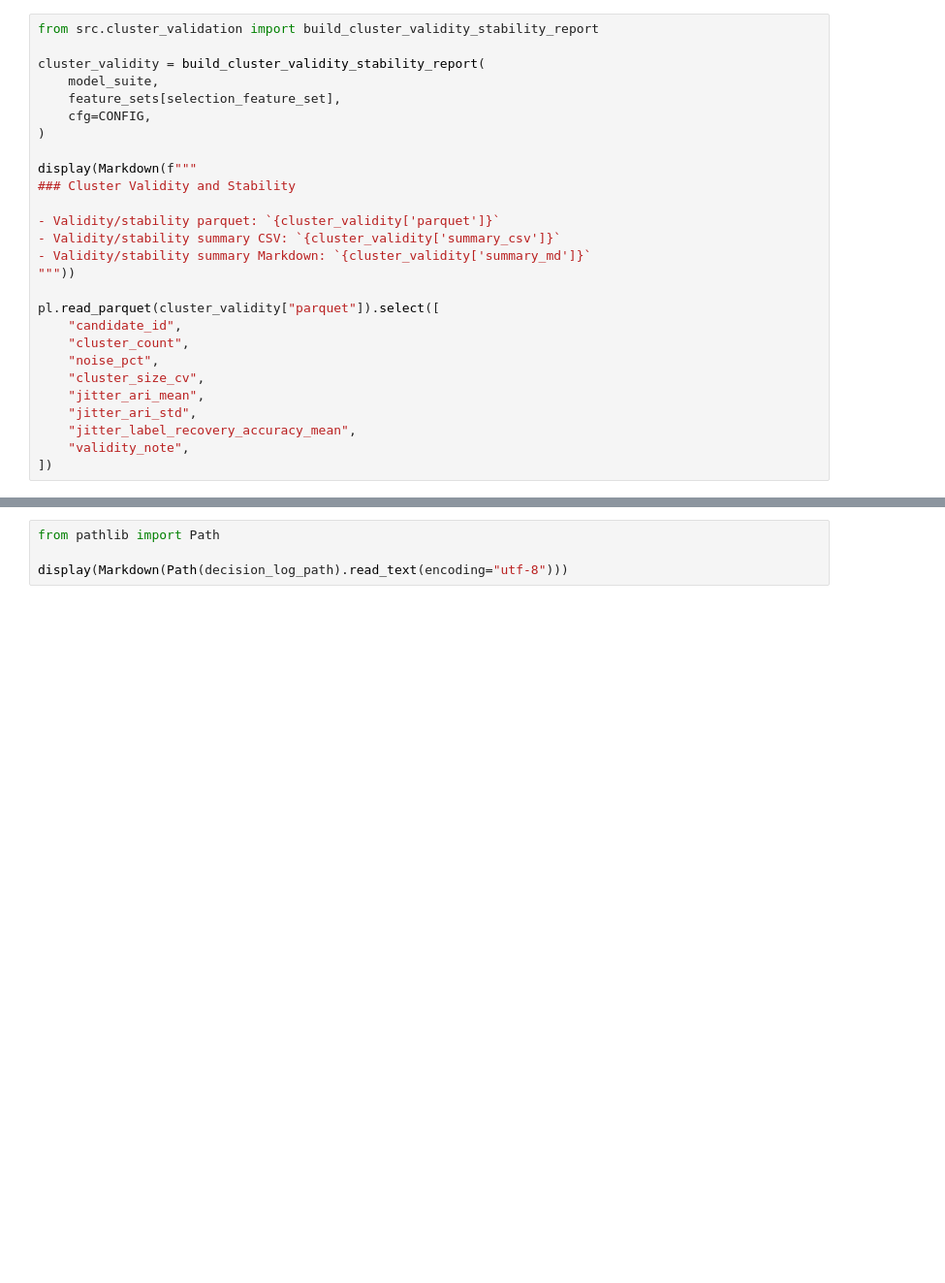
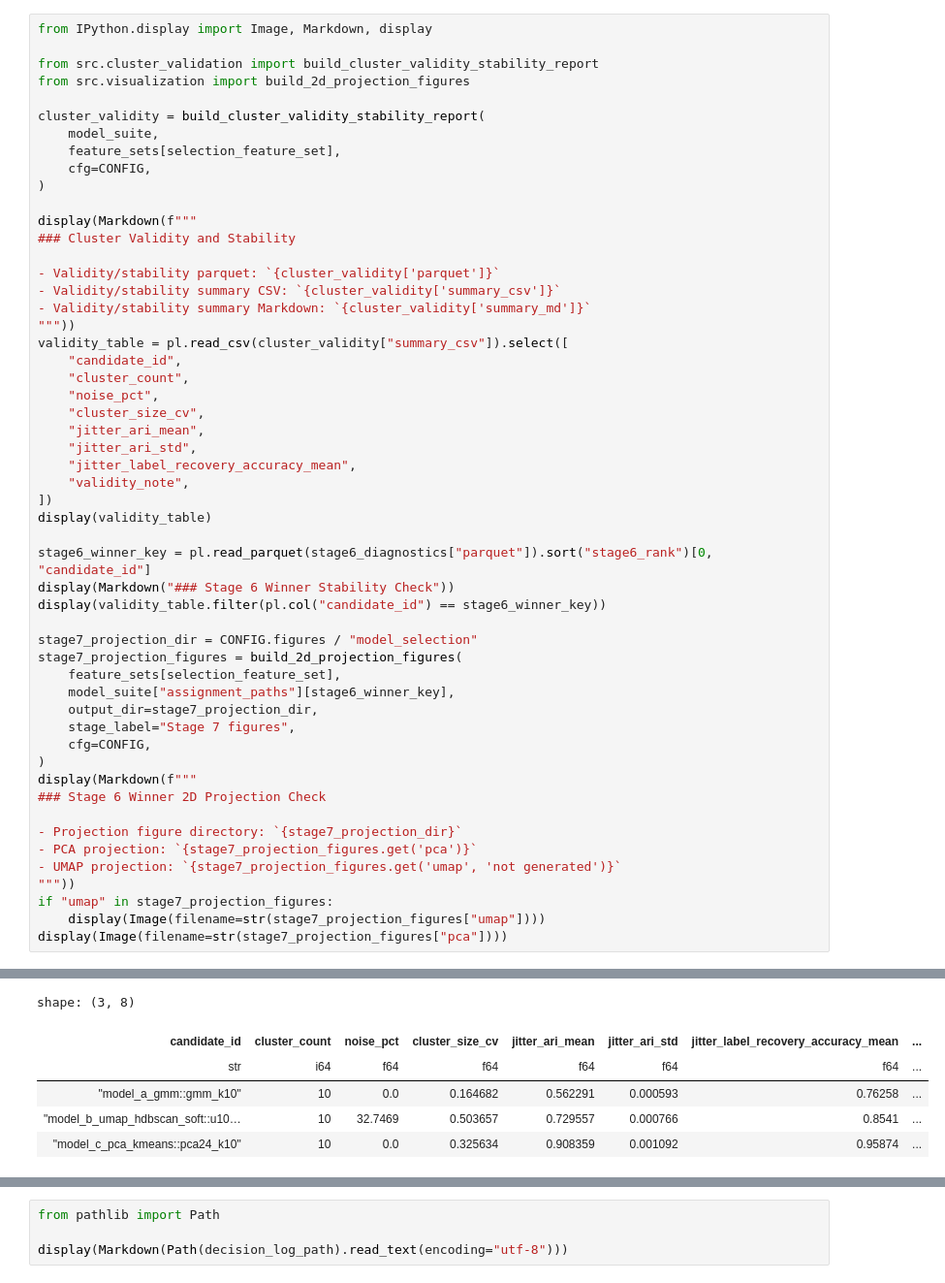
Before and after one commit to robsrot/carrefour_capstone, a Jupyter notebook: notebooks/03_ml_pipeline.ipynb, the cells around one changed output, grey strips where cells are left out. Shown at 97% size. Saved outputs shown, nothing was run; the diff lists cells and outputs as text; blank space fills up the shorter version.

```diff
--- a/notebooks/03_ml_pipeline.ipynb
+++ b/notebooks/03_ml_pipeline.ipynb
@@ -267,5 +451,8 @@ Primary outputs:
 # %%
+from IPython.display import Image, Markdown, display
+
 from src.cluster_validation import build_cluster_validity_stability_report
+from src.visualization import build_2d_projection_figures
 
 cluster_validity = build_cluster_validity_stability_report(
     model_suite,
@@ -280,8 +467,7 @@ display(Markdown(f"""
 - Validity/stability summary CSV: `{cluster_validity['summary_csv']}`
 - Validity/stability summary Markdown: `{cluster_validity['summary_md']}`
 """))
-
-pl.read_parquet(cluster_validity["parquet"]).select([
+validity_table = pl.read_csv(cluster_validity["summary_csv"]).select([
     "candidate_id",
     "cluster_count",
     "noise_pct",
@@ -291,3 +477,28 @@ pl.read_parquet(cluster_validity["parquet"]).select([
     "jitter_label_recovery_accuracy_mean",
     "validity_note",
 ])
+display(validity_table)
+
+stage6_winner_key = pl.read_parquet(stage6_diagnostics["parquet"]).sort("stage6_rank")[0, "candidate_id"]
+display(Markdown("### Stage 6 Winner Stability Check"))
+display(validity_table.filter(pl.col("candidate_id") == stage6_winner_key))
+
+stage7_projection_dir = CONFIG.figures / "model_selection"
+stage7_projection_figures = build_2d_projection_figures(
+    feature_sets[selection_feature_set],
+    model_suite["assignment_paths"][stage6_winner_key],
+    output_dir=stage7_projection_dir,
+    stage_label="Stage 7 figures",
+    cfg=CONFIG,
+)
+display(Markdown(f"""
+### Stage 6 Winner 2D Projection Check
+
+- Projection figure directory: `{stage7_projection_dir}`
+- PCA projection: `{stage7_projection_figures.get('pca')}`
+- UMAP projection: `{stage7_projection_figures.get('umap', 'not generated')}`
+"""))
+if "umap" in stage7_projection_figures:
+    display(Image(filename=str(stage7_projection_figures["umap"])))
+display(Image(filename=str(stage7_projection_figures["pca"])))
+# %% [output]
@@ -293,0 +515,6 @@ pl.read_parquet(cluster_validity["parquet"]).select([
+shape: (3, 8)
+| candidate_id | cluster_count | noise_pct | cluster_size_cv | jitter_ari_mean | jitter_ari_std | jitter_label_recovery_accuracy_mean | ... |
+| str | i64 | f64 | f64 | f64 | f64 | f64 | ... |
+| "model_a_gmm::gmm_k10" | 10 | 0.0 | 0.164682 | 0.562291 | 0.000593 | 0.76258 | ... |
+| "model_b_umap_hdbscan_soft::u10… | 10 | 32.7469 | 0.503657 | 0.729557 | 0.000766 | 0.8541 | ... |
+| "model_c_pca_kmeans::pca24_k10" | 10 | 0.0 | 0.325634 | 0.908359 | 0.001092 | 0.95874 | ... |
```
Also changed, not shown: parts of 28 cells of this notebook, 22 other files.
